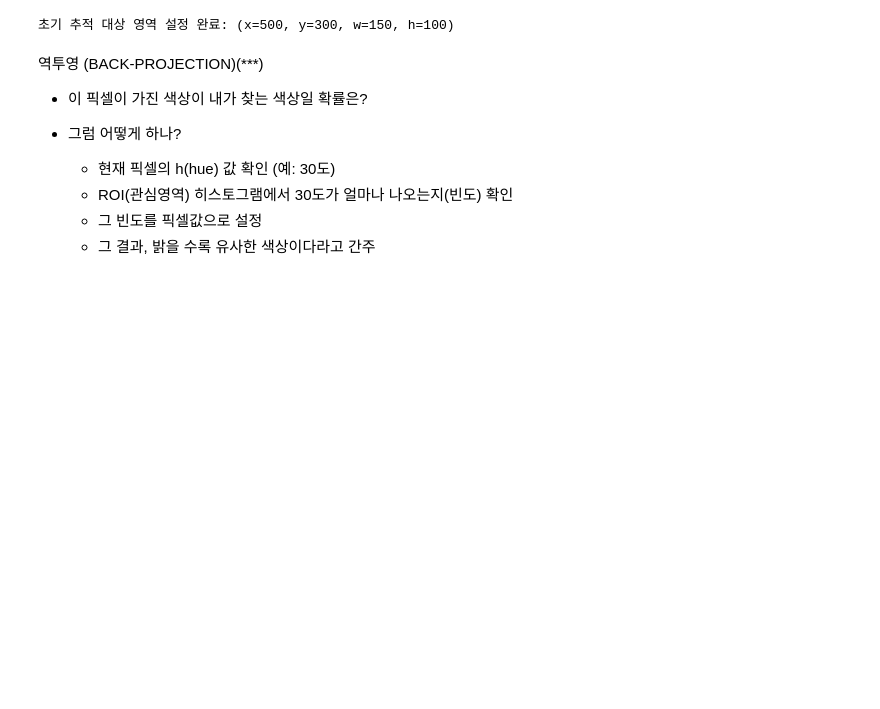
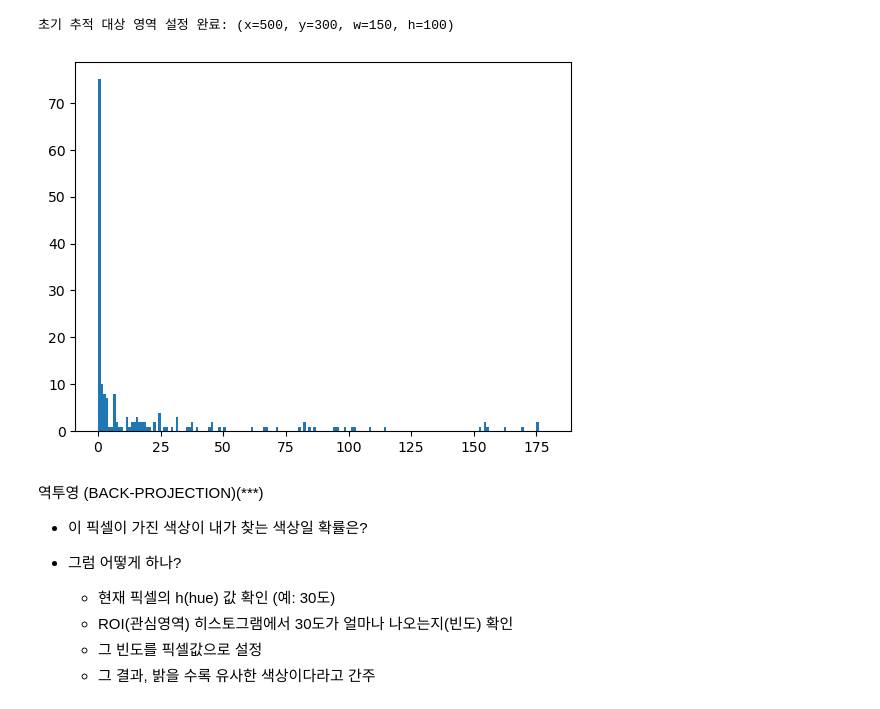
Before and after one commit to jongun12/AI-course, a Jupyter notebook: 강의_7기_AI응용_4차시_추적 알고리즘 실습/강의_7기_AI응용_4차시_05_MeanShift 트래킹_2026126.ipynb, the cells around one changed output. Drawn from its saved outputs; the diff is of its cells as text; code cells hidden in the pictures; blank space fills up the shorter version.

```diff
--- a/강의_7기_AI응용_4차시_추적 알고리즘 실습/강의_7기_AI응용_4차시_05_MeanShift 트래킹_2026126.ipynb
+++ b/강의_7기_AI응용_4차시_추적 알고리즘 실습/강의_7기_AI응용_4차시_05_MeanShift 트래킹_2026126.ipynb
@@ -31,7 +32,7 @@ x, y, w, h = 500, 300, 150, 100
 # %%
 # --- 2. 비디오 캡처 설정 ---
 # NOTE: Colab에서 이 코드를 실행하기 전에, 'newyork.mp4' 파일을 Colab 환경에 업로드해야 합니다.
-video_path = '/content/drive/MyDrive/두산로보틱스_딥러닝_컴퓨터비전/7기_컴퓨터비전 응용/교육생제공용/data/newyork.mp4'
+video_path = '/home/kim/Desktop/AI_cours/data/newyork.mp4' # 처리할 비디오 파일 경로
 cap = cv2.VideoCapture(video_path) # 비디오 캡처 객체 생성
 delay = int(1000/24) # 딜레이 설정 (약 41ms)
 
@@ -80,6 +81,12 @@ cv2.normalize(roi_hist, roi_hist, 0, 255, cv2.NORM_MINMAX)
 print(f"초기 추적 대상 영역 설정 완료: (x={x}, y={y}, w={w}, h={h})")
 # %% [output]
 초기 추적 대상 영역 설정 완료: (x=500, y=300, w=150, h=100)
+# %%
+plt.hist(roi_hist.ravel(), bins=180, range=[0,180])
+roi_hist.shape
+plt.show()
+# %% [output]
+[figure, added]
 # %% [markdown]
 역투영 (BACK-PROJECTION)(***)
 -  이 픽셀이 가진 색상이 내가 찾는 색상일 확률은?
```
Also changed, not shown: parts of 5 cells of this notebook, 14 other files.
